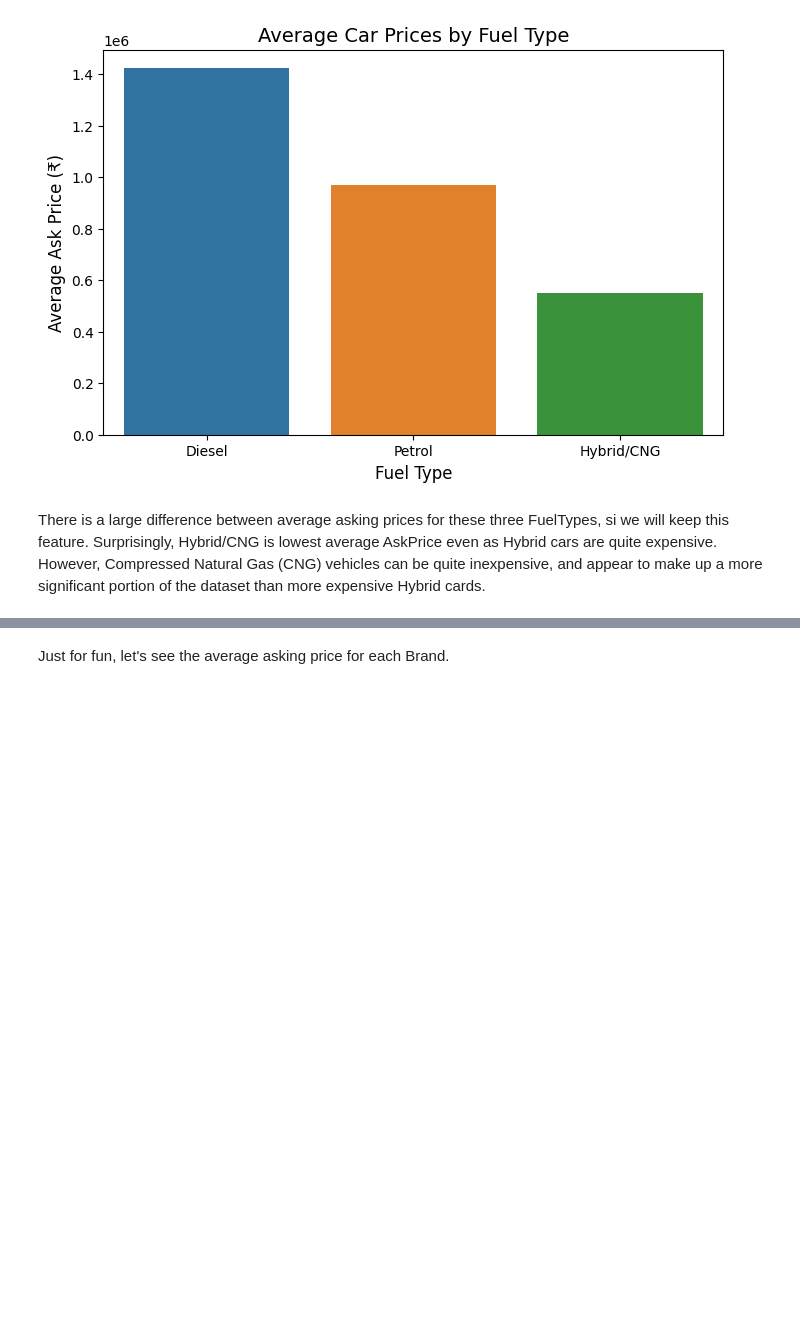
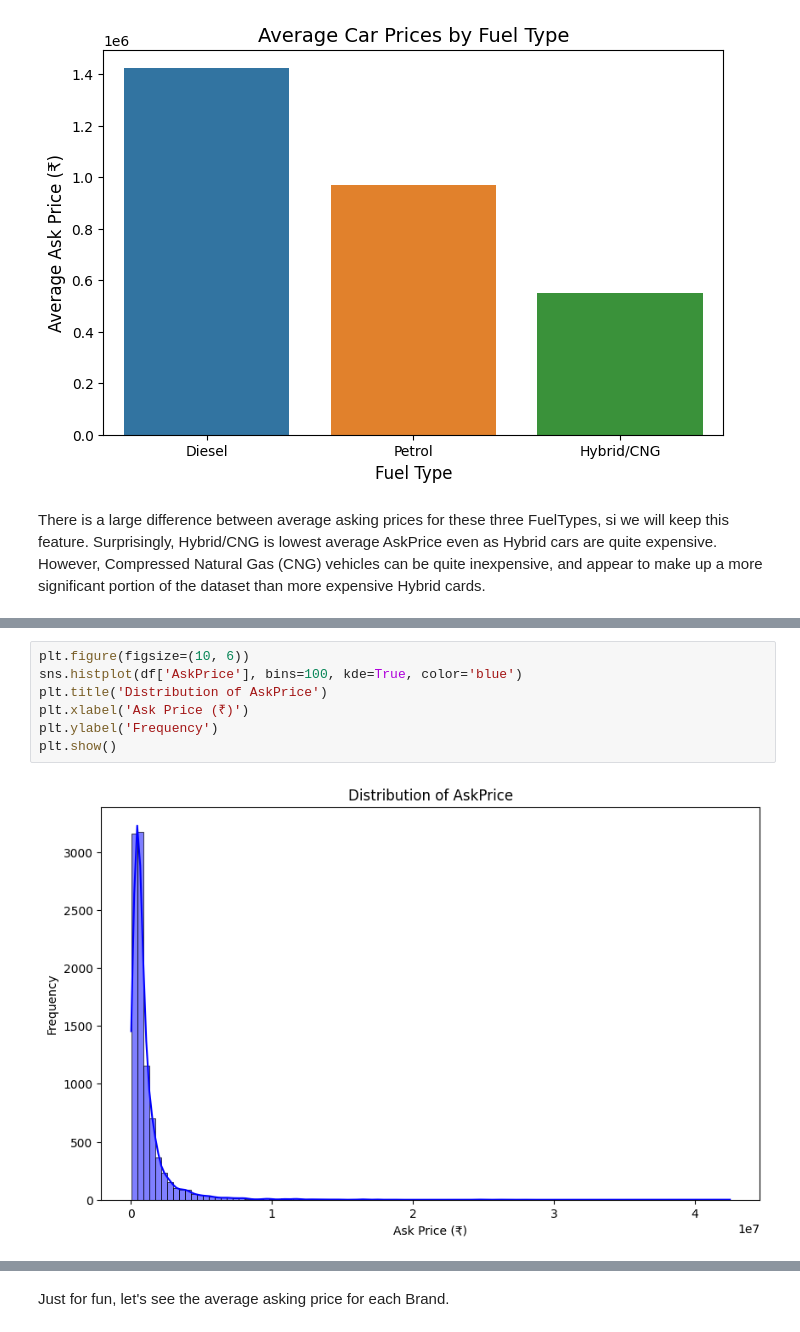
Before and after one commit to johnpospisil/used-car-values-in-india, a Jupyter notebook: used-car-values-in-india.ipynb, the cells around one changed output, grey strips where cells are left out. Saved outputs shown, nothing was run; the diff lists cells and outputs as text; blank space fills up the shorter version.

```diff
--- a/used-car-values-in-india.ipynb
+++ b/used-car-values-in-india.ipynb
@@ -455,0 +477,9 @@ There is a large difference between average asking prices for these three FuelTy
+# %%
+plt.figure(figsize=(10, 6))
+sns.histplot(df['AskPrice'], bins=100, kde=True, color='blue')
+plt.title('Distribution of AskPrice')
+plt.xlabel('Ask Price (₹)')
+plt.ylabel('Frequency')
+plt.show()
+# %% [output]
+[figure, added]
```
Also changed, not shown: parts of 10 cells of this notebook.
